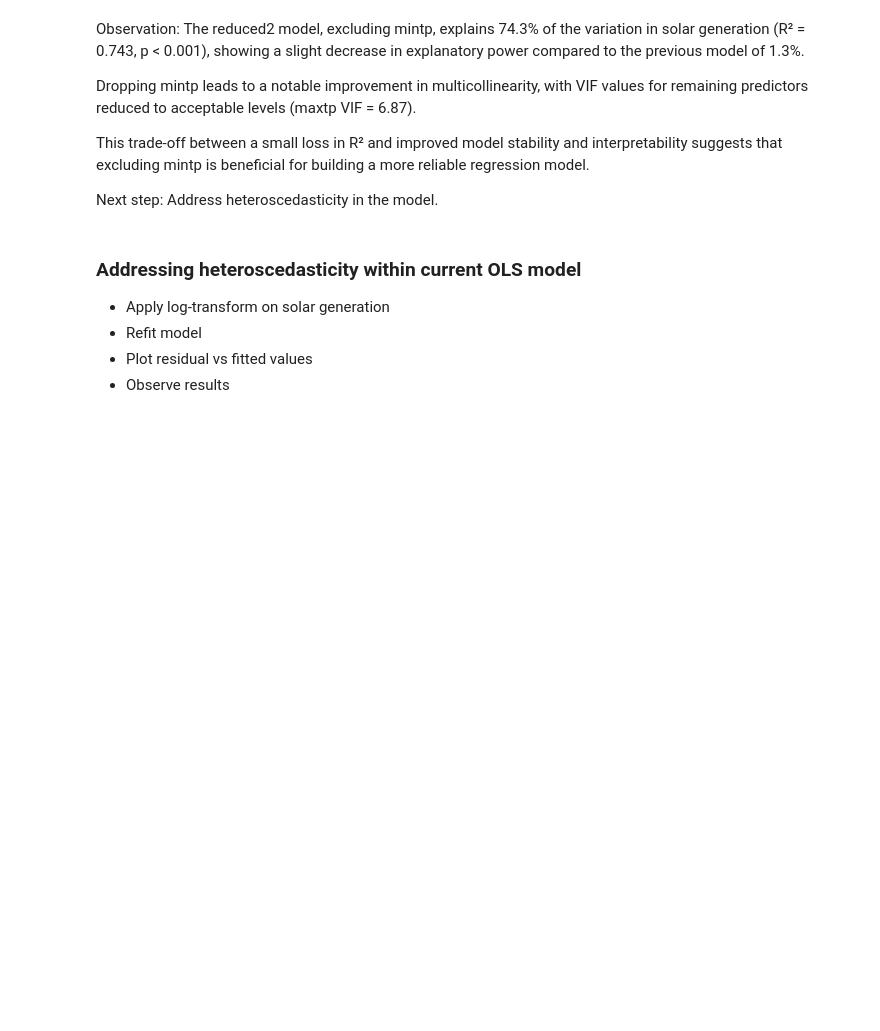
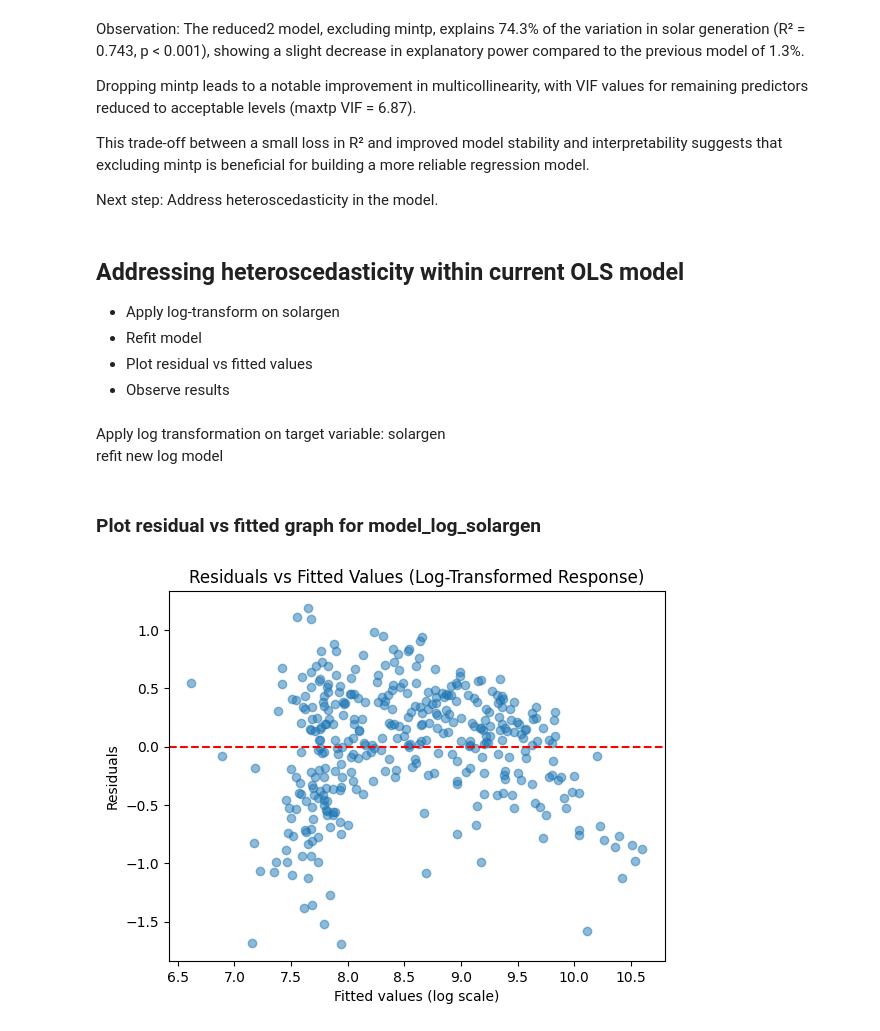
Before and after one commit to MatthieuGlemarec/SolarCast, a Jupyter notebook: Notebooks/02_Exploratory_Data_Analysis.ipynb, the cells around one changed output. Cells and saved outputs as stored; diff of their text form; code cells hidden in the pictures; blank space fills up the shorter version.

Commit message:
Produced further EDA plots. Updated README dependancies

```diff
--- a/Notebooks/02_Exploratory_Data_Analysis.ipynb
+++ b/Notebooks/02_Exploratory_Data_Analysis.ipynb
@@ -441,19 +441,38 @@ This trade-off between a small loss in R² and improved model stability and inte
 
 Next step: Address heteroscedasticity in the model.
 # %% [markdown]
-### Addressing heteroscedasticity within current OLS model
-- Apply log-transform on solar generation
+## Addressing heteroscedasticity within current OLS model
+- Apply log-transform on solargen
 - Refit model
 - Plot residual vs fitted values
 - Observe results
+# %% [markdown]
+Apply log transformation on target variable: solargen
+refit new log model
 # %%
-# Log-transform the response variable
+# Step 1: Log-transform the response variable
 y_log = np.log(df['solargen'])
 
 # Define predictors as before (reduced2)
-X_reduced2 = df[['rain', 'maxtp', 'glorad']]
-X_reduced2 = sm.add_constant(X_reduced2)
+X_model_log_solargen = df[['rain', 'maxtp', 'glorad']]
+X_model_log_solargen = sm.add_constant(X_model_log_solargen)
 
 # Fit the model with log-transformed response
-model_log = sm.OLS(y_log, X_reduced2)
+model_log = sm.OLS(y_log, X_model_log_solargen)
 results_log = model_log.fit()
+# %% [markdown]
+### Plot residual vs fitted graph for model_log_solargen
+# %%
+# Predictions and residuals
+fitted_log = results_log.fittedvalues
+residuals_log = results_log.resid
+
+# Plot residuals vs fitted values
+plt.scatter(fitted_log, residuals_log, alpha=0.5)
+plt.axhline(0, color='red', linestyle='--')
+plt.xlabel('Fitted values (log scale)')
+plt.ylabel('Residuals')
+plt.title('Residuals vs Fitted Values (Log-Transformed Response)')
+plt.show()
+# %% [output]
+[figure, added]
```
Also changed, not shown: parts of 6 cells of this notebook, 1 other file.
